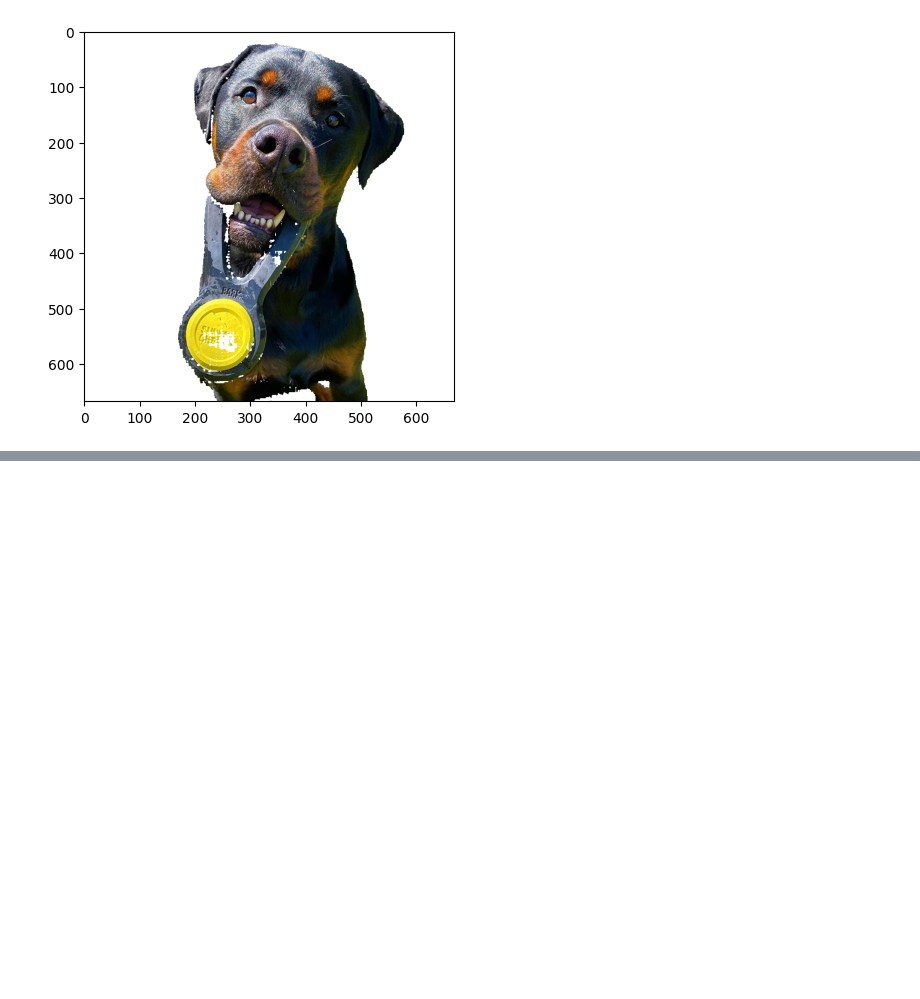
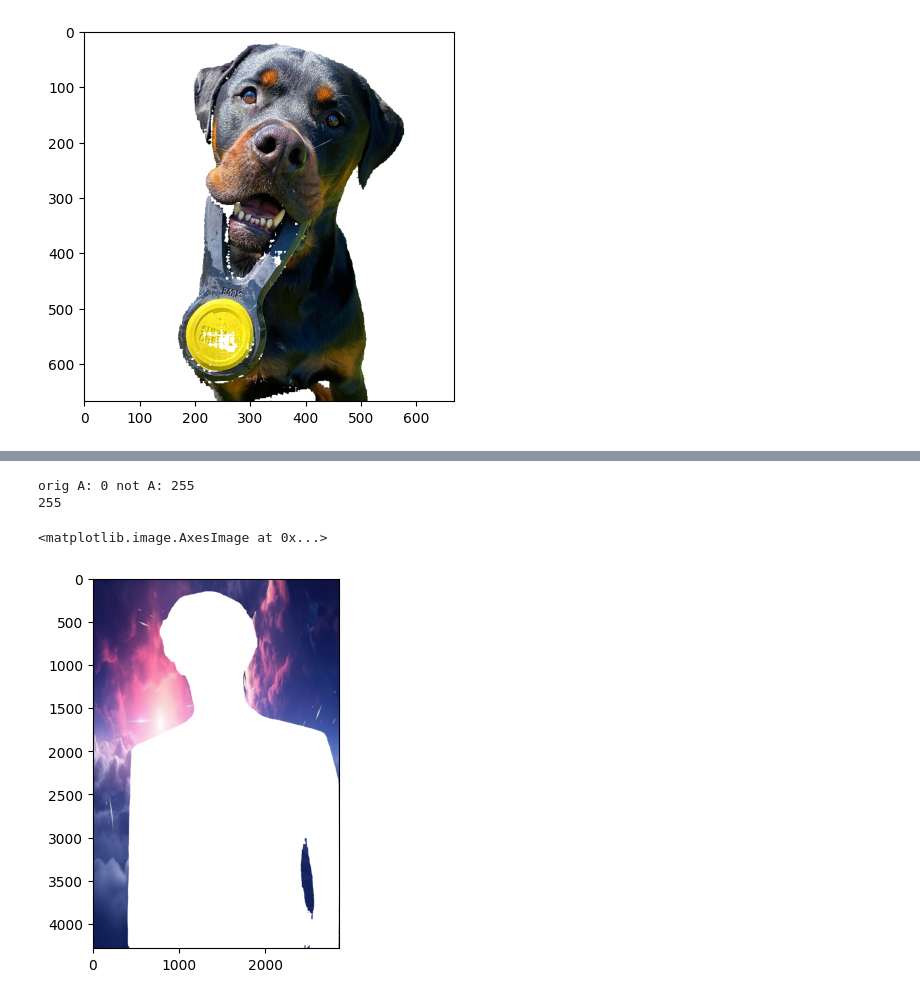
Before and after one commit to Bikash9841/Image_Background_Replacer, a Jupyter notebook: ImageBackgroundReplacement_usingSAM.ipynb, the cells around one changed output, grey strips where cells are left out. Cells and saved outputs as stored; diff of their text form; code cells hidden in the pictures; blank space fills up the shorter version.

```diff
--- a/ImageBackgroundReplacement_usingSAM.ipynb
+++ b/ImageBackgroundReplacement_usingSAM.ipynb
@@ -232,0 +318,14 @@ plt.imshow(final_image_api)
+# %%
+x=final_image_api[:,:,3]
+y = cv.bitwise_not(x)
+
+# 0 opaque, 255 full transparent
+print(f'orig A: {x[0,0]} not A: {y[0,0]}')
+n=cv.merge((bg_img,y))
+print(n[0,0,3])
+plt.imshow(n)
+# %% [output]
+orig A: 0 not A: 255
+255
+<matplotlib.image.AxesImage at 0x...>
+[figure, added]
```
Also changed, not shown: parts of 24 cells of this notebook.
